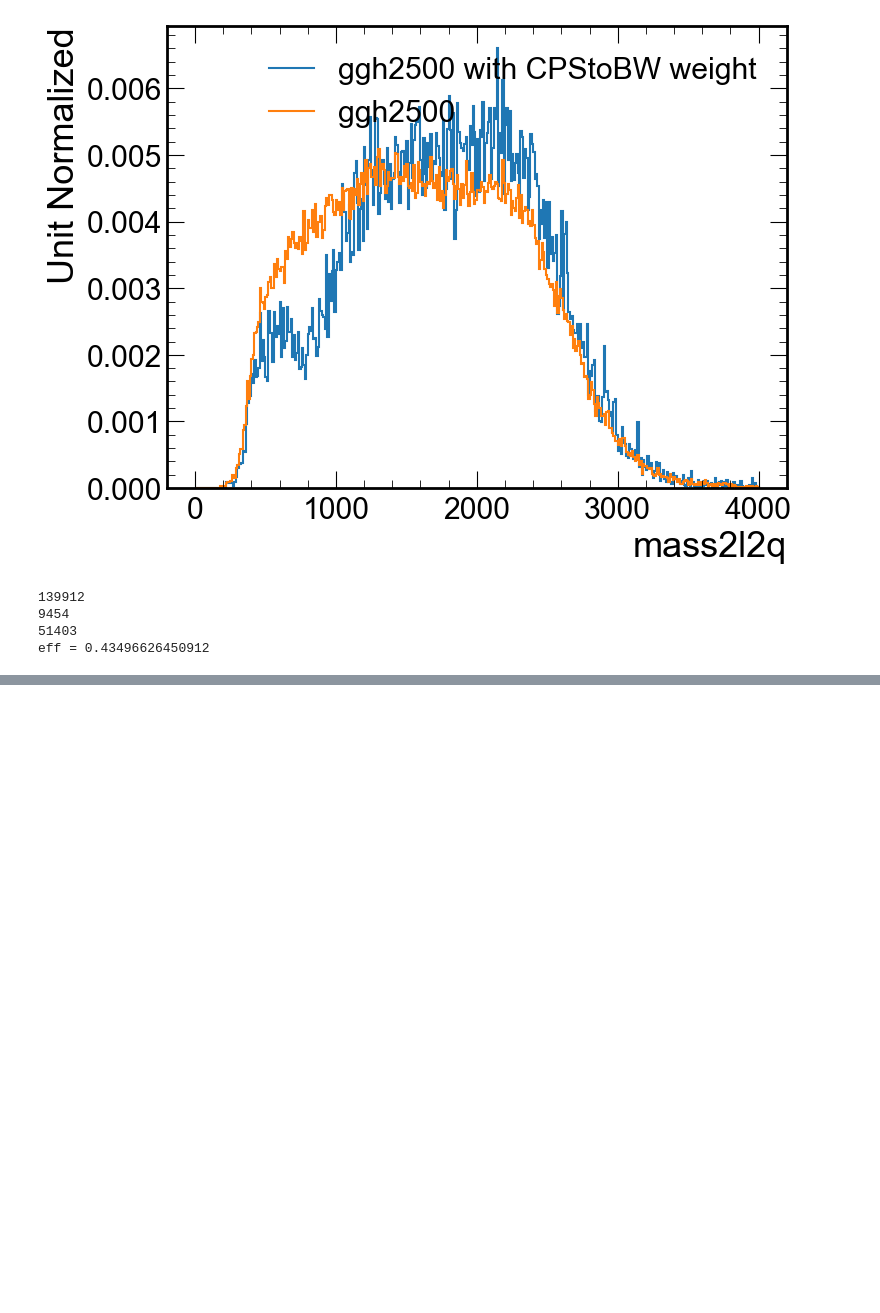
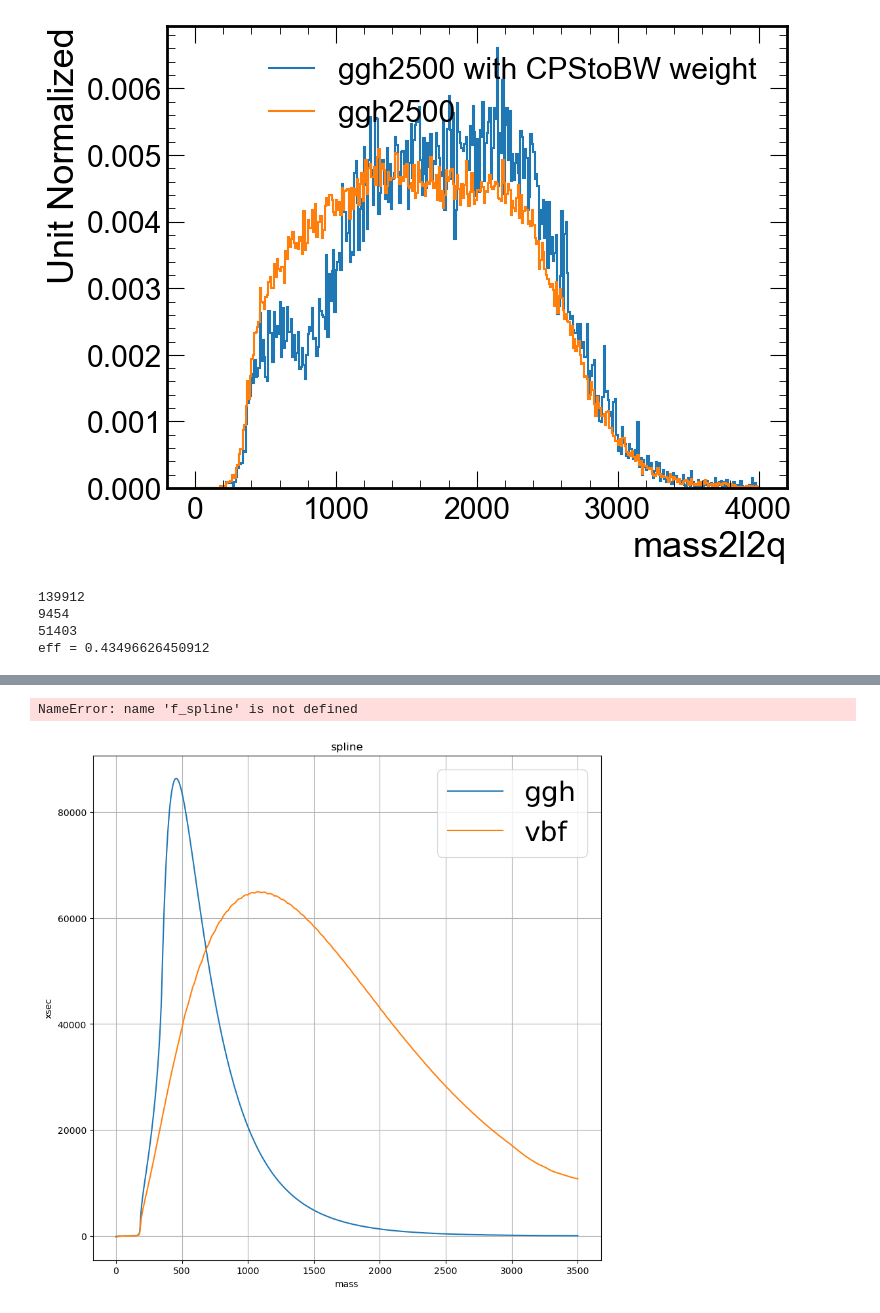
Before and after one commit to jialin-guo1/HZZAnalysis, a Jupyter notebook: SignalModel/varying_wiedth_scan.ipynb, the cells around one changed output, grey strips where cells are left out. Drawn from its saved outputs; the diff is of its cells as text; code cells hidden in the pictures; blank space fills up the shorter version.

```diff
--- a/SignalModel/varying_wiedth_scan.ipynb
+++ b/SignalModel/varying_wiedth_scan.ipynb
@@ -176,0 +215,28 @@ eff = 0.43496626450912
+# %%
+f_spline_ggh = ROOT.TFile("/cms/user/guojl/ME_test/CMSSW_10_6_26/src/HZZAnalysis/SignalModel/GeliangShare/public/h4l_highmass/ggf_input_spline.root")
+f_spline_vbf = ROOT.TFile("/cms/user/guojl/ME_test/CMSSW_10_6_26/src/HZZAnalysis/SignalModel/GeliangShare/public/h4l_highmass/vbf_input_spline.root")
+# %%
+f_spline.ls()
+# %% [output]
+NameError: name 'f_spline' is not defined
+# %%
+spline_ggh = f_spline_ggh.Get("sp_xsec_ggf_2e2mu")
+spline_vbf = f_spline_vbf.Get("sp_xsec_vbf_2e2mu")
+# %%
+# plot spline ggh and vbf in the same plot
+plt.figure(figsize=(10,10))
+x = np.linspace(0,3500,3500)
+y_ggh = np.array([spline_ggh.Eval(i) for i in x])
+y_vbf = np.array([spline_vbf.Eval(i) for i in x])
+#scale y_vbf to match with y_ggh
+y_vbf = y_vbf*10000
+plt.plot(x,y_ggh,label='ggh')
+plt.plot(x,y_vbf,label='vbf')
+plt.legend(loc='upper right', numpoints = 1, prop={'size': 30})
+plt.xlabel('mass')
+plt.ylabel('xsec')
+plt.title('spline')
+plt.grid(True)
+plt.show()
+# %% [output]
+[figure, added]
```
Also changed, not shown: parts of 11 cells of this notebook, 49 other files.
